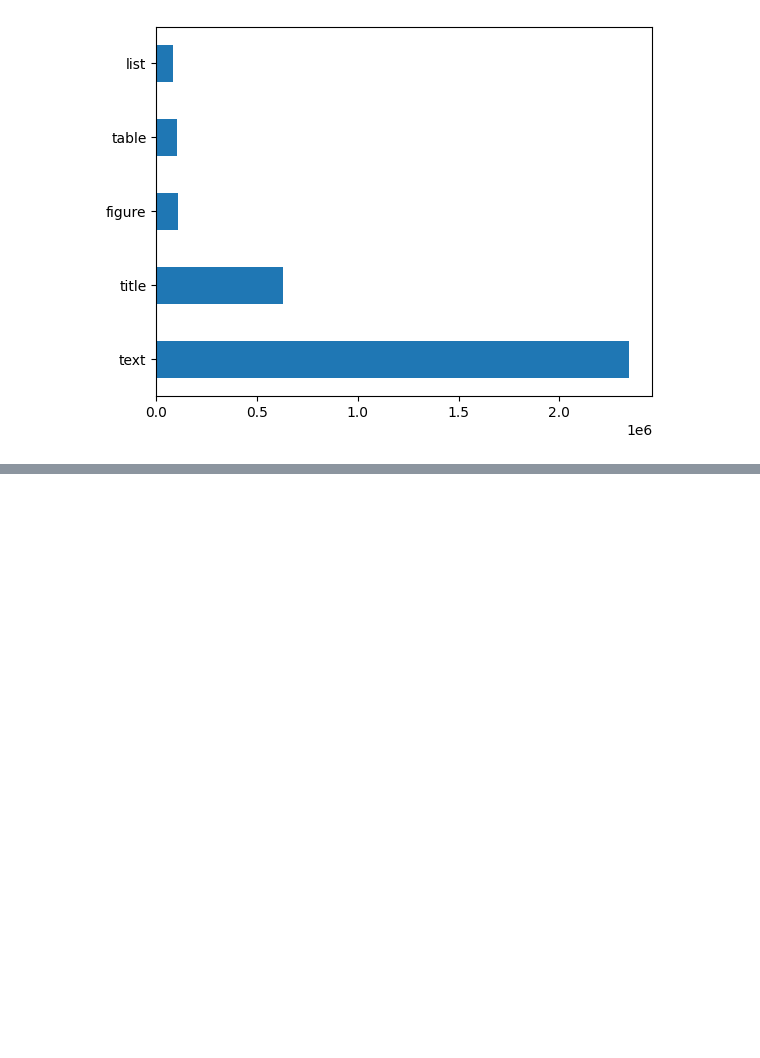
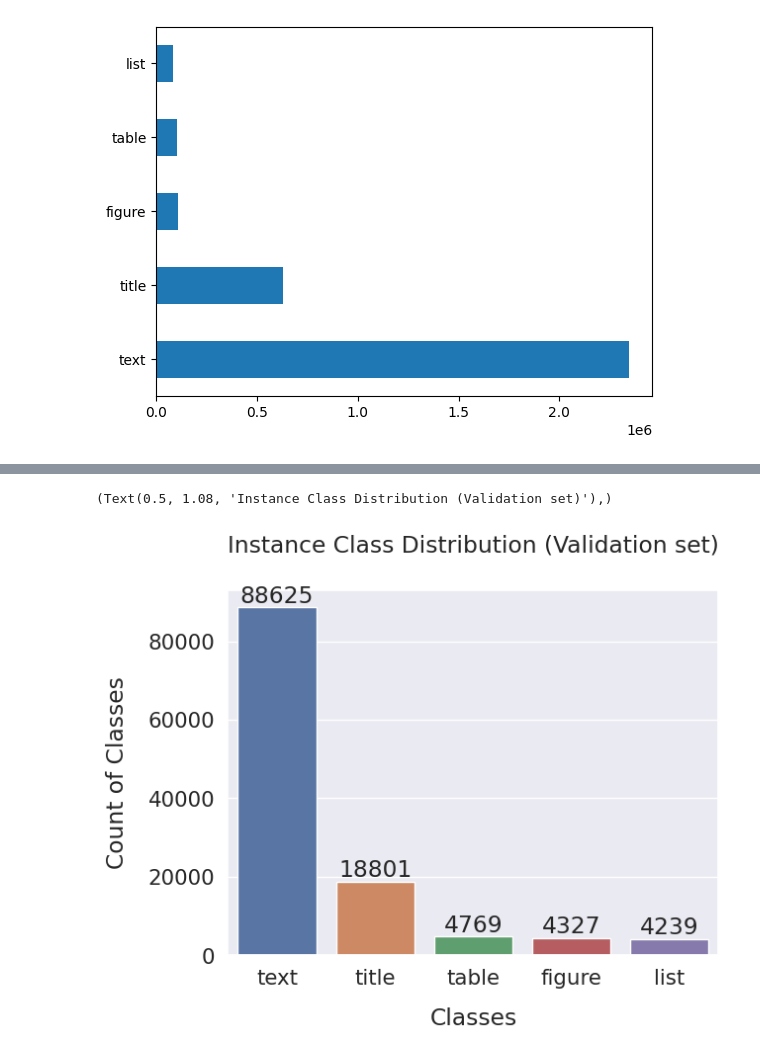
Before and after one commit to Abhishek92kumar/LJMU, a Jupyter notebook: exploring_PubLayNet_dataset.ipynb, the cells around one changed output, grey strips where cells are left out. Saved outputs shown, nothing was run; the diff lists cells and outputs as text; code cells hidden in the pictures; blank space fills up the shorter version.

```diff
--- a/exploring_PubLayNet_dataset.ipynb
+++ b/exploring_PubLayNet_dataset.ipynb
@@ -264,0 +333,17 @@ plt.title('Instance Class Distribution (Training set)', y=1.08),
+# %%
+import seaborn as sns
+import matplotlib.pyplot as plt
+
+sns.set(font_scale=1.4)
+
+ax =sns.barplot(x=category.value_counts().index, y=category.value_counts())
+plt.ylabel("Count of Classes", labelpad=14)
+plt.xlabel("Classes", labelpad=14)
+plt.ticklabel_format(style='plain', axis='y')
+
+ax.bar_label(ax.containers[0], labels=[f'{x.get_height():.0f}' for x in ax.containers[0]])
+
+plt.title('Instance Class Distribution (Validation set)', y=1.08),
+# %% [output]
+(Text(0.5, 1.08, 'Instance Class Distribution (Validation set)'),)
+[figure, added]
```
Also changed, not shown: parts of 19 cells of this notebook.
